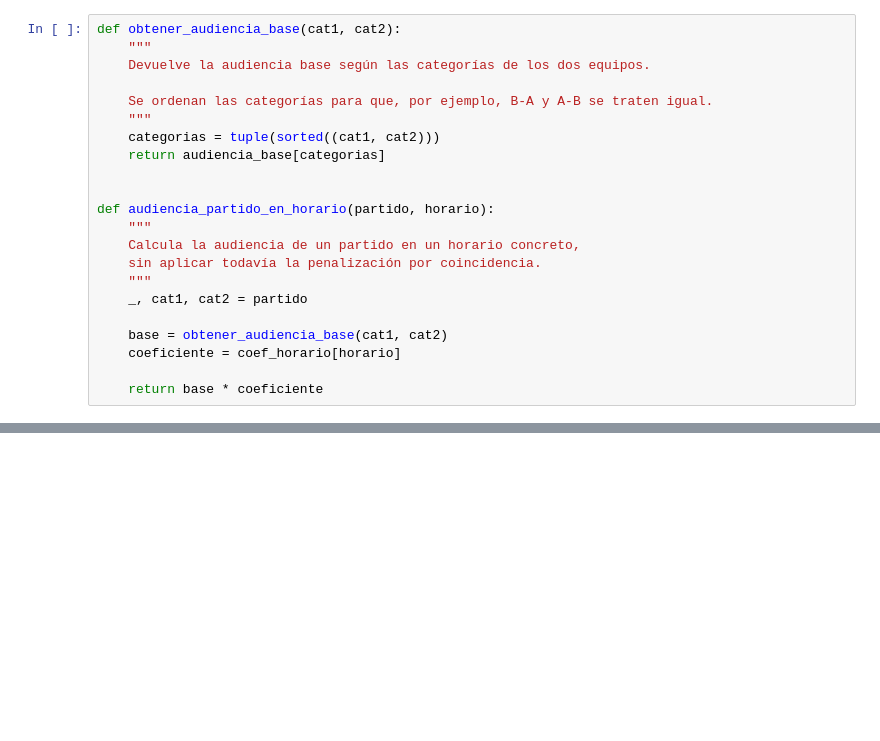
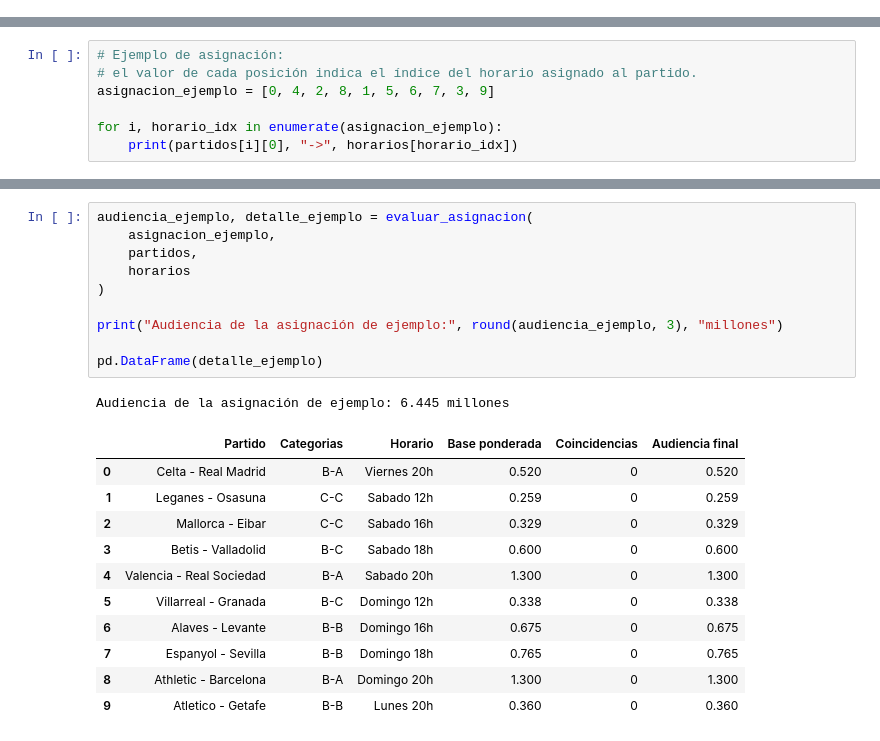
Before and after one commit to akaleniuszka/03MIAR--Algoritmo-de-Optimizacion, a Jupyter notebook: Proyecto/Proyecto_Alfredo_Kaleniuszka.ipynb, the cells around one changed output, grey strips where cells are left out. Cells and saved outputs as stored; diff of their text form; blank space fills up the shorter version.

```diff
--- a/Proyecto/Proyecto_Alfredo_Kaleniuszka.ipynb
+++ b/Proyecto/Proyecto_Alfredo_Kaleniuszka.ipynb
@@ -109,22 +2,0 @@ partidos = [
-# %%
-def obtener_audiencia_base(cat1, cat2):
-    """
-    Devuelve la audiencia base según las categorías de los dos equipos.
-
-    Se ordenan las categorías para que, por ejemplo, B-A y A-B se traten igual.
-    """
-    categorias = tuple(sorted((cat1, cat2)))
-    return audiencia_base[categorias]
-
-
-def audiencia_partido_en_horario(partido, horario):
-    """
-    Calcula la audiencia de un partido en un horario concreto,
-    sin aplicar todavía la penalización por coincidencia.
-    """
-    _, cat1, cat2 = partido
-
-    base = obtener_audiencia_base(cat1, cat2)
-    coeficiente = coef_horario[horario]
-
-    return base * coeficiente
@@ -620,0 +152,7 @@ También podrían estudiarse técnicas como algoritmos genéticos, búsqueda tab
+# %%
+# Ejemplo de asignación:
+# el valor de cada posición indica el índice del horario asignado al partido.
+asignacion_ejemplo = [0, 4, 2, 8, 1, 5, 6, 7, 3, 9]
+
+for i, horario_idx in enumerate(asignacion_ejemplo):
+    print(partidos[i][0], "->", horarios[horario_idx])
@@ -620,0 +269,23 @@ También podrían estudiarse técnicas como algoritmos genéticos, búsqueda tab
+# %%
+audiencia_ejemplo, detalle_ejemplo = evaluar_asignacion(
+    asignacion_ejemplo,
+    partidos,
+    horarios
+)
+
+print("Audiencia de la asignación de ejemplo:", round(audiencia_ejemplo, 3), "millones")
+
+pd.DataFrame(detalle_ejemplo)
+# %% [output]
+Audiencia de la asignación de ejemplo: 6.445 millones
+|  | Partido | Categorias | Horario | Base ponderada | Coincidencias | Audiencia final |
+| 0 | Celta - Real Madrid | B-A | Viernes 20h | 0.520 | 0 | 0.520 |
+| 1 | Leganes - Osasuna | C-C | Sabado 12h | 0.259 | 0 | 0.259 |
+| 2 | Mallorca - Eibar | C-C | Sabado 16h | 0.329 | 0 | 0.329 |
+| 3 | Betis - Valladolid | B-C | Sabado 18h | 0.600 | 0 | 0.600 |
+| 4 | Valencia - Real Sociedad | B-A | Sabado 20h | 1.300 | 0 | 1.300 |
+| 5 | Villarreal - Granada | B-C | Domingo 12h | 0.338 | 0 | 0.338 |
+| 6 | Alaves - Levante | B-B | Domingo 16h | 0.675 | 0 | 0.675 |
+| 7 | Espanyol - Sevilla | B-B | Domingo 18h | 0.765 | 0 | 0.765 |
+| 8 | Athletic - Barcelona | B-A | Domingo 20h | 1.300 | 0 | 1.300 |
+| 9 | Atletico - Getafe | B-B | Lunes 20h | 0.360 | 0 | 0.360 |
```
Also changed, not shown: parts of 55 cells of this notebook.
